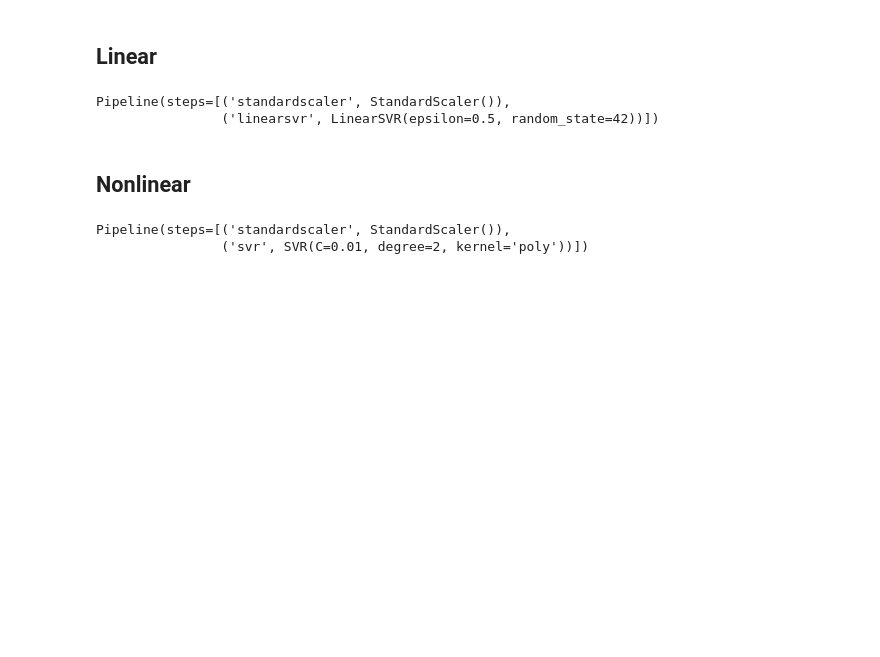
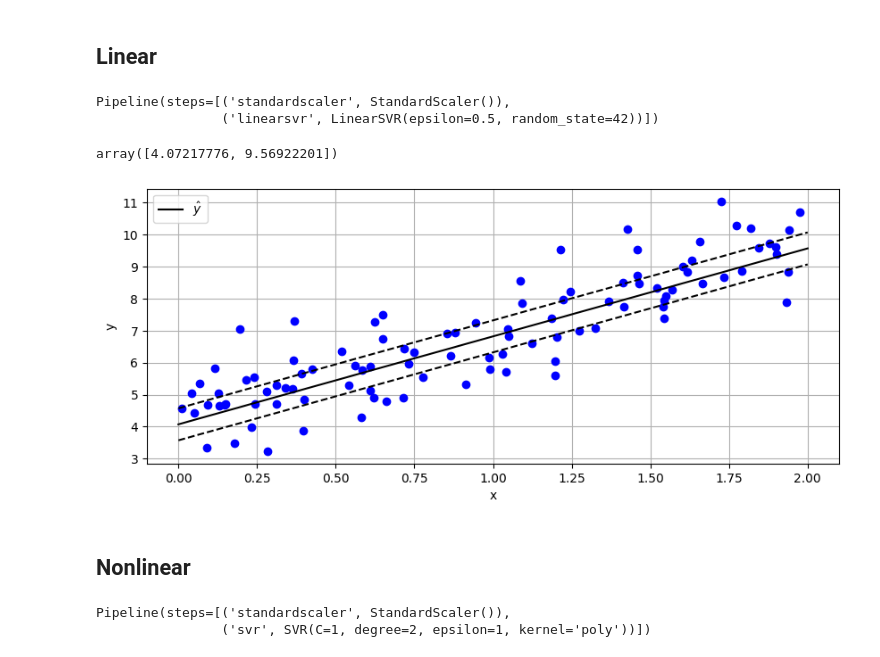
Before and after one commit to juliovr/homl, a Jupyter notebook: 05_support_vector_machines.ipynb, the cells around one changed output. Saved outputs shown, nothing was run; the diff lists cells and outputs as text; code cells hidden in the pictures; blank space fills up the shorter version.

```diff
--- a/05_support_vector_machines.ipynb
+++ b/05_support_vector_machines.ipynb
@@ -117,28 +117,39 @@ X = 2 * np.random.rand(m, 1) # column vector
 y = 4 + 3 * X + np.random.randn(m, 1) # column vector
 y = y.ravel()
 
+epsilon = 0.5
+
 svm_reg = make_pipeline(
     StandardScaler(),
-    LinearSVR(epsilon=0.5, random_state=42),
+    LinearSVR(epsilon=epsilon, random_state=42),
 )
 svm_reg.fit(X, y)
 # %% [output]
 Pipeline(steps=[('standardscaler', StandardScaler()),
                 ('linearsvr', LinearSVR(epsilon=0.5, random_state=42))])
+# %%
+X_new = np.array([[0], [2]])
+y_predicted = svm_reg.predict(X_new)
+y_predicted
+# %% [output]
+array([4.07217776, 9.56922201])
 # %%
-# TODO: plot the previous data
-# import matplotlib.pyplot as plt
+import matplotlib.pyplot as plt
 
-# plt.figure(figsize=(10, 4))
-# plt.plot(X[y == 1, 0], X[y == 1, 1], "g^", label="Iris virginica")
-# plt.plot(X[y == 0, 0], X[y == 0, 1], "bs", label="Iris versicolor")
+plt.figure(figsize=(10, 4))
+plt.plot(X, y, "bo")
+plt.plot(X_new, y_predicted, "k-", label="$\hat{y}$")
+plt.plot(X_new, y_predicted + epsilon, "k--")
+plt.plot(X_new, y_predicted - epsilon, "k--")
 
-# plt.axis([4.0, 5.8, 0.8, 2.7])
-# plt.legend(loc="center left")
-# plt.grid()
-# plt.xlabel("Petal length (cm)")
-# plt.ylabel("Petal width (cm)")
-# plt.show()
+
+plt.legend(loc="upper left")
+plt.grid()
+plt.xlabel("x")
+plt.ylabel("y")
+plt.show()
+# %% [output]
+[figure, added]
 # %% [markdown]
 ## Nonlinear
 # %%
@@ -150,11 +161,13 @@ X = 6 * np.random.rand(m, 1) - 3
 y = (0.5 * (X ** 2)) + X + 2 + np.random.randn(m, 1)
 y = y.ravel()
 
+epsilon = 1
+
 svm_poly_reg = make_pipeline(
     StandardScaler(),
-    SVR(kernel="poly", degree=2, C=0.01, epsilon=0.1),
+    SVR(kernel="poly", degree=2, C=1, epsilon=epsilon),
 )
 svm_poly_reg.fit(X, y)
 # %% [output]
 Pipeline(steps=[('standardscaler', StandardScaler()),
-                ('svr', SVR(C=0.01, degree=2, kernel='poly'))])
+                ('svr', SVR(C=1, degree=2, epsilon=1, kernel='poly'))])
```
Also changed, not shown: parts of 3 cells of this notebook.
